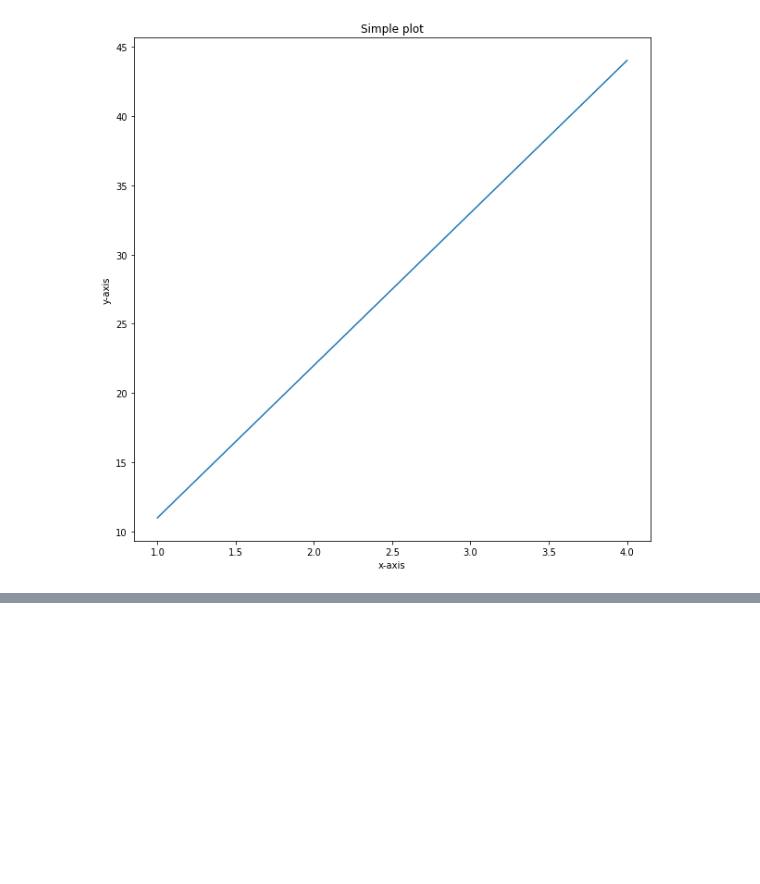
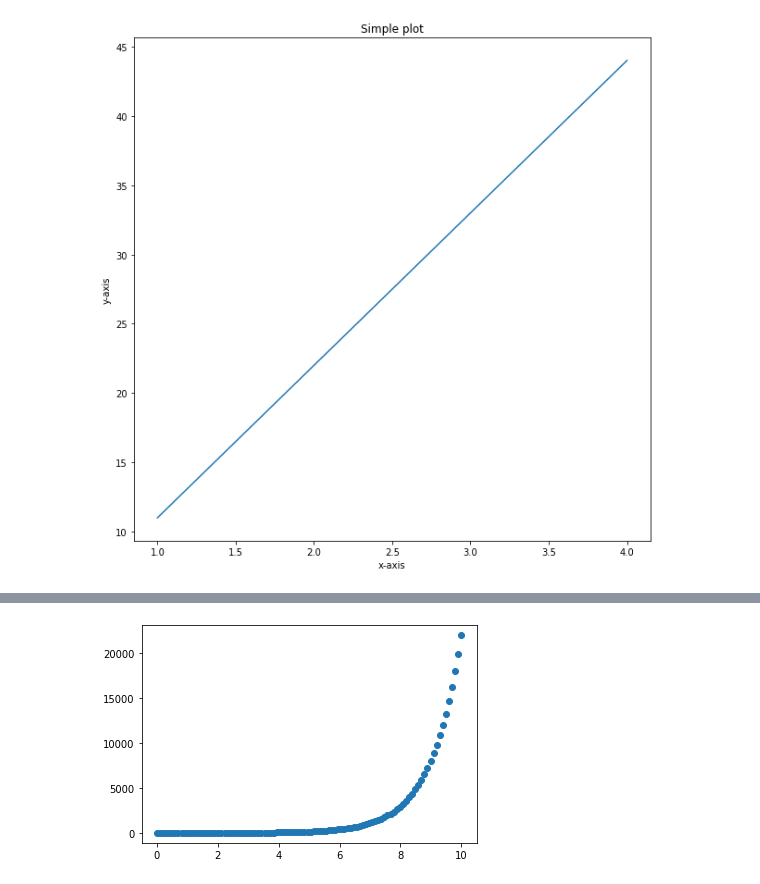
Before and after one commit to cwg7/Matplotlib-works, a Jupyter notebook: matplotlib_Overview.ipynb, the cells around one changed output, grey strips where cells are left out. Cells and saved outputs as stored; diff of their text form; code cells hidden in the pictures; blank space fills up the shorter version.

```diff
--- a/matplotlib_Overview.ipynb
+++ b/matplotlib_Overview.ipynb
@@ -82,0 +104,5 @@ fig.savefig("C:\\Users\\cwins\\Downloads\\zero-to-mastery-ml-masterUNZIPPED\\zer
+# %%
+fig, ax = plt.subplots()
+ax.scatter(x,np.exp(x));
+# %% [output]
+[figure, added]
```
Also changed, not shown: parts of 7 cells of this notebook.
